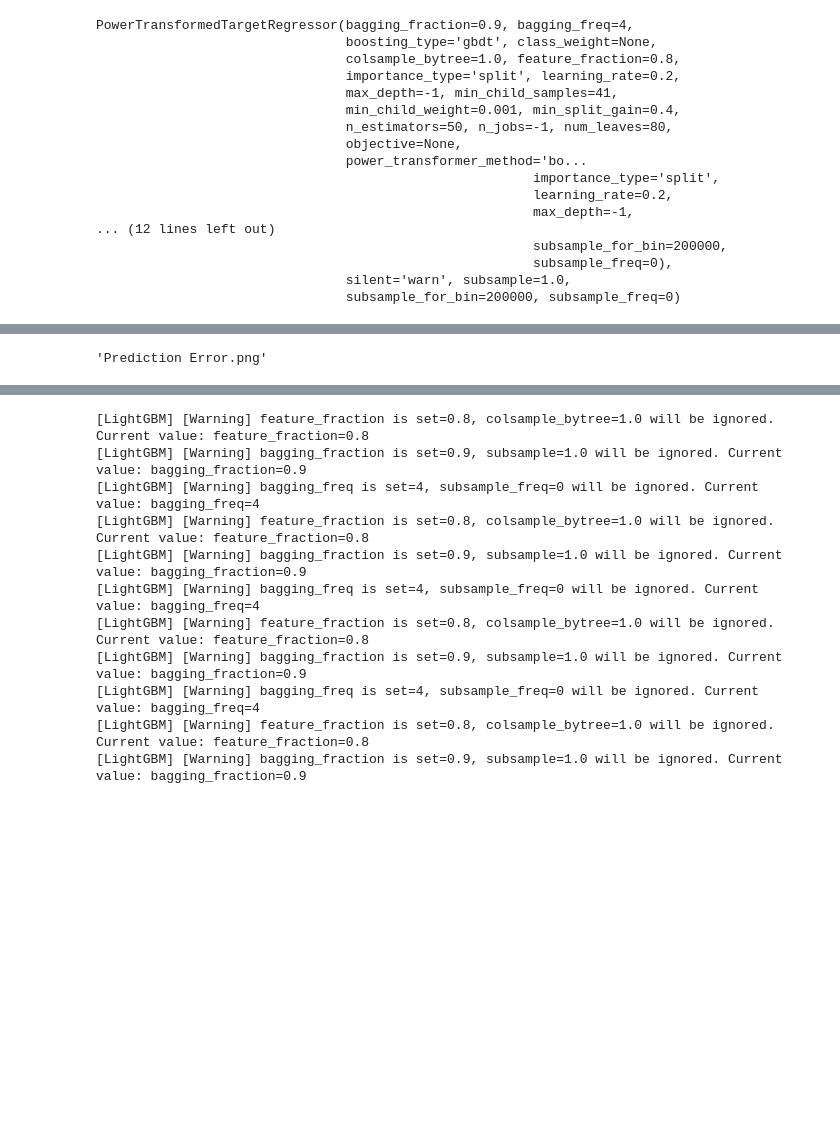
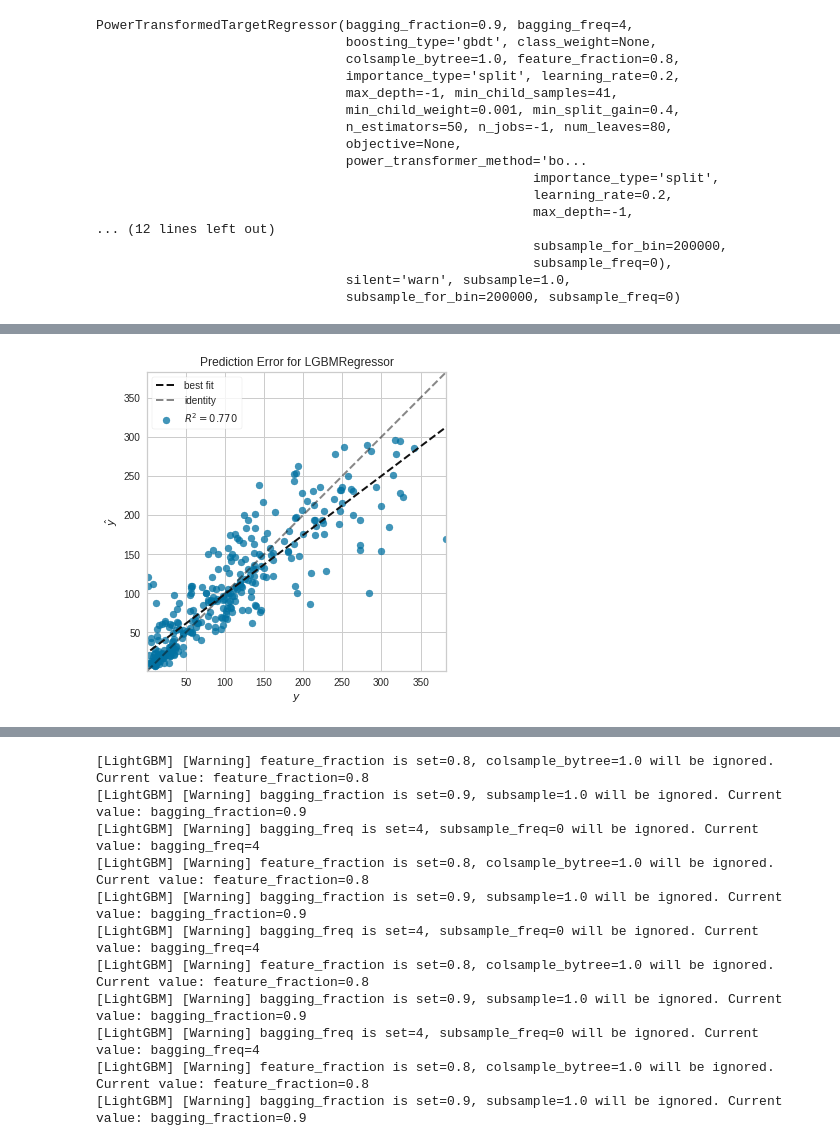
Before and after one commit to ddangchani/project_ddareungi, a Jupyter notebook: AutoML.ipynb, the cells around one changed output, grey strips where cells are left out. Cells and saved outputs as stored; diff of their text form; code cells hidden in the pictures; blank space fills up the shorter version.

```diff
--- a/AutoML.ipynb
+++ b/AutoML.ipynb
@@ -236,7 +236,7 @@ plot_model(tuned_lightgbm, plot="residuals", save = True)
 # %%
 # Prediction Error
-plot_model(tuned_lightgbm, plot = "error", save = True)
+plot_model(tuned_lightgbm, plot = "error")
 # %% [output]
-'Prediction Error.png'
+[figure, added]
 # %%
 # Feature Importance
```
Also changed, not shown: parts of 2 cells of this notebook.
